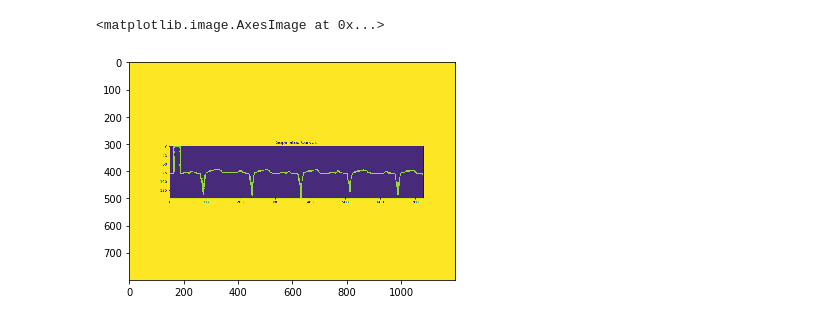
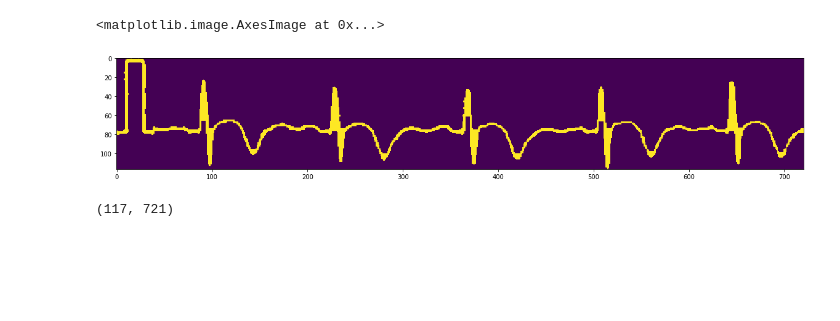
Before and after one commit to alifele/Covid-19-ECG-digitalization-First-Place-in-the-Competition-, a Jupyter notebook: Ali/examining the images.ipynb, the cells around one changed output. Saved outputs shown, nothing was run; the diff lists cells and outputs as text; code cells hidden in the pictures; blank space fills up the shorter version.

```diff
--- a/Ali/examining the images.ipynb
+++ b/Ali/examining the images.ipynb
@@ -3,10 +3,17 @@ import numpy as np
 import matplotlib.pyplot as plt
 import cv2 as cv
 # %%
-image_name = 'image1.png'
+image_name = 'image1.jpg'
 image = cv.imread(image_name, flags=cv.IMREAD_GRAYSCALE)
+image[image<40] = 0
+image[image>200] = 255
 # %%
+plt.figure(figsize=(20,15))
 plt.imshow(image)
 # %% [output]
 <matplotlib.image.AxesImage at 0x...>
-[figure, old version]
+[figure, new version]
+# %%
+image.shape
+# %% [output]
+(117, 721)
```
Also changed, not shown: parts of 4 cells of this notebook, 1 other file.
